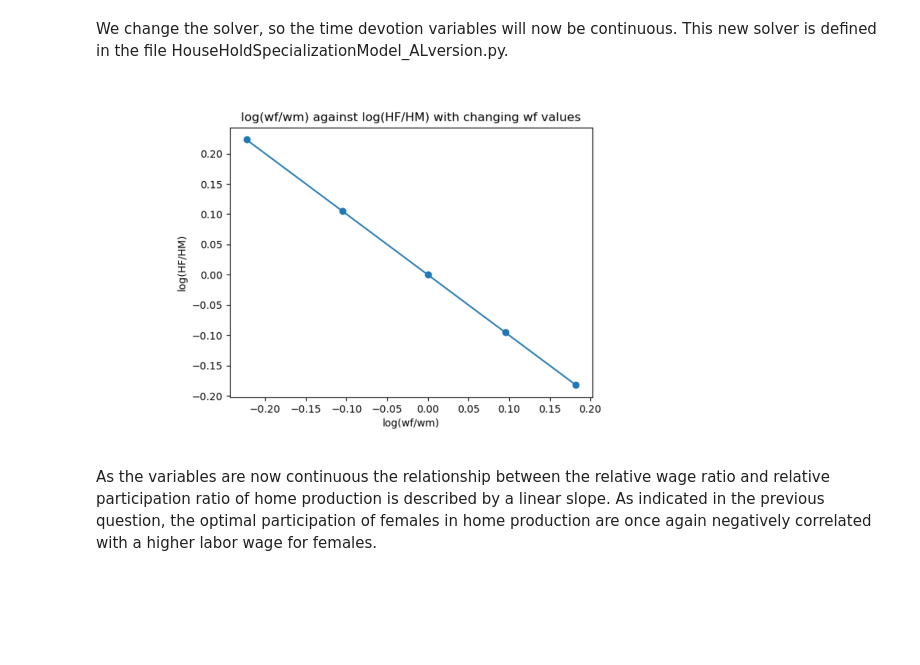
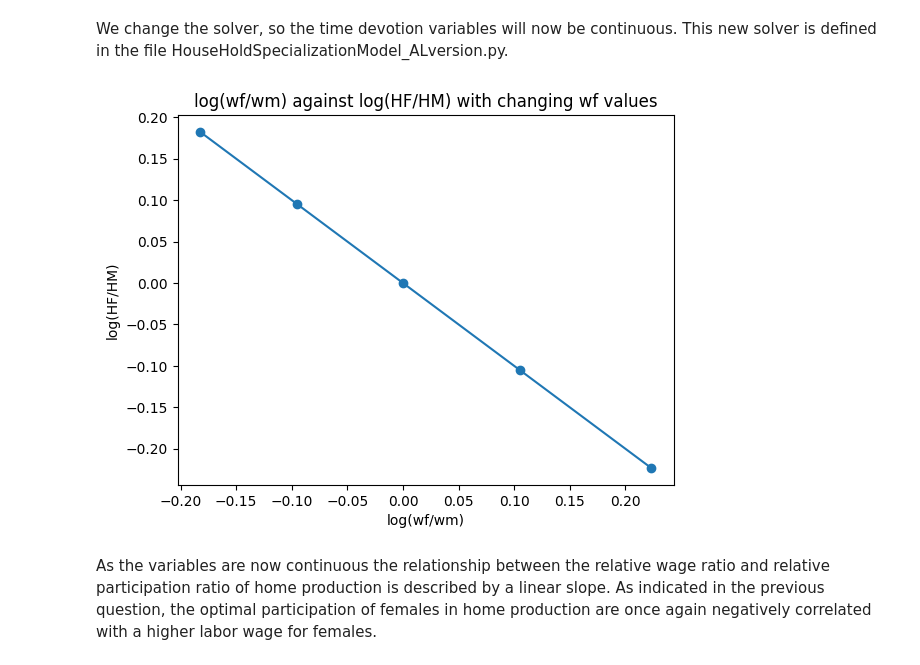
Before and after one commit to NumEconCopenhagen/projects-2023-lukas-august, a Jupyter notebook: inauguralproject/inauguralproject.ipynb, the cells around one changed output. Drawn from its saved outputs; the diff is of its cells as text; code cells hidden in the pictures; blank space fills up the shorter version.

```diff
--- a/inauguralproject/inauguralproject.ipynb
+++ b/inauguralproject/inauguralproject.ipynb
@@ -91,28 +94,21 @@ We see that a higher wage for females makes the devotion to home production more
 # %% [markdown]
 We change the solver, so the time devotion variables will now be continuous. This new solver is defined in the file HouseHoldSpecializationModel_ALversion.py.
 # %%
-# Values of wf to consider
-wf_values = [0.8, 0.9, 1.0, 1.1, 1.2]
 
-# Solve for each wf value
-log_HF_HM_ratios = []
-log_wf_wm_ratios = []
-for wf in wf_values:
-    model.par.wF = wf
-    opt = model.solve()
-    log_HF_HM_ratio = np.log(opt.HF/opt.HM)
-    log_wf_wm_ratio = np.log(model.par.wF/model.par.wM)
-    log_HF_HM_ratios.append(log_HF_HM_ratio)
-    log_wf_wm_ratios.append(log_wf_wm_ratio)
+# We use that we already have defined the solver for female wages
+model.solve_wF_vec()
+
+log_HF_HM_ratios = np.log( model.par.wF_vec)
+log_wf_wm_ratios = np.log( model.sol.HF_vec / model.sol.HM_vec)
 
 # Plot the HF/HM ratios as a function of alpha
 plt.plot(log_wf_wm_ratios, log_HF_HM_ratios, '-o')
 plt.xlabel('log(wf/wm)')
 plt.ylabel('log(HF/HM)')
 plt.title('log(wf/wm) against log(HF/HM) with changing wf values')
 plt.show()
+# %% [output]
+[figure, added]
-# %% [markdown]
-![image.png](attachment:image.png)
 # %% [markdown]
 As the variables are now continuous the relationship between the relative wage ratio and relative participation ratio of home production is described by a linear slope. As indicated in the previous question, the optimal participation of females in home production are once again negatively correlated with a higher labor wage for females.
 # %% [markdown]
```
Also changed, not shown: parts of 6 cells of this notebook.
